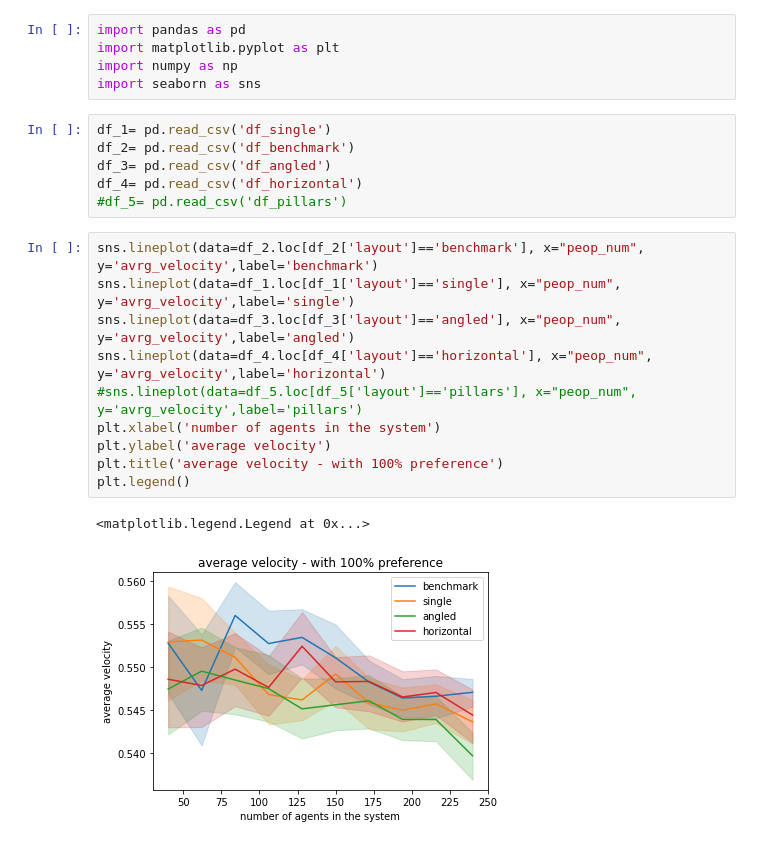
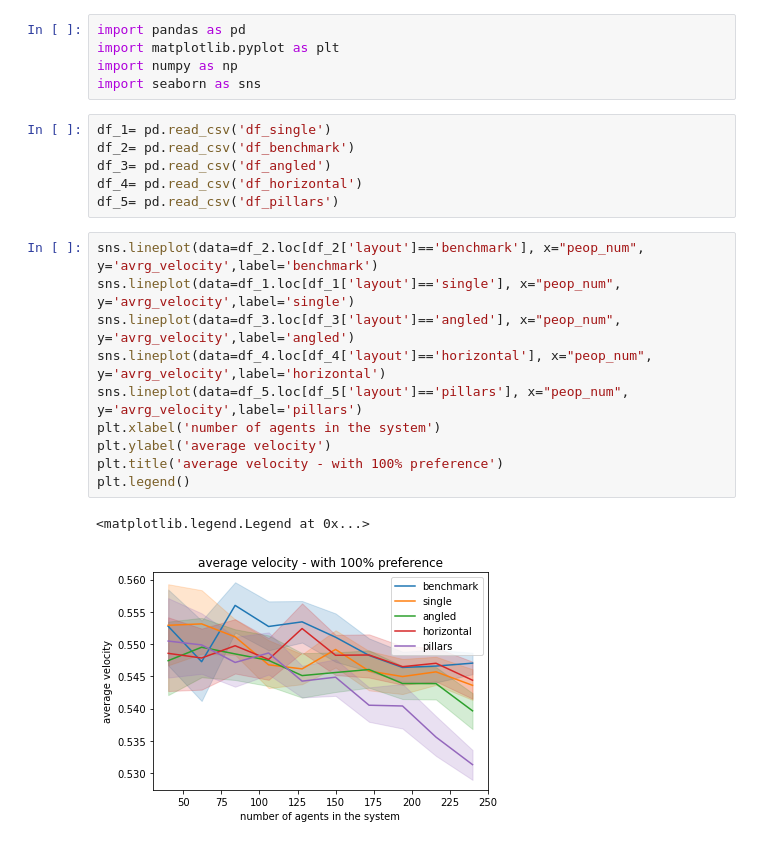
Before and after one commit to caterinaburanelli/CSS_socialforce, a Jupyter notebook: data_100/100% one side spawn.ipynb, the cells around one changed output. Drawn from its saved outputs; the diff is of its cells as text.

```diff
--- a/data_100/100% one side spawn.ipynb
+++ b/data_100/100% one side spawn.ipynb
@@ -8,20 +8,20 @@ df_1= pd.read_csv('df_single')
 df_2= pd.read_csv('df_benchmark')
 df_3= pd.read_csv('df_angled')
 df_4= pd.read_csv('df_horizontal')
-#df_5= pd.read_csv('df_pillars')
+df_5= pd.read_csv('df_pillars')
 # %%
 sns.lineplot(data=df_2.loc[df_2['layout']=='benchmark'], x="peop_num", y='avrg_velocity',label='benchmark')
 sns.lineplot(data=df_1.loc[df_1['layout']=='single'], x="peop_num", y='avrg_velocity',label='single')
 sns.lineplot(data=df_3.loc[df_3['layout']=='angled'], x="peop_num", y='avrg_velocity',label='angled')
 sns.lineplot(data=df_4.loc[df_4['layout']=='horizontal'], x="peop_num", y='avrg_velocity',label='horizontal')
-#sns.lineplot(data=df_5.loc[df_5['layout']=='pillars'], x="peop_num", y='avrg_velocity',label='pillars')
+sns.lineplot(data=df_5.loc[df_5['layout']=='pillars'], x="peop_num", y='avrg_velocity',label='pillars')
 plt.xlabel('number of agents in the system')
 plt.ylabel('average velocity')
 plt.title('average velocity - with 100% preference')
 plt.legend()
 # %% [output]
 <matplotlib.legend.Legend at 0x...>
-[figure, old version]
+[figure, new version]
 # %%
 sns.lineplot(data=df_2.loc[df_2['layout']=='benchmark'], x="peop_num", y='avrg_time',label='benchmark')
 sns.lineplot(data=df_1.loc[df_1['layout']=='single'], x="peop_num", y='avrg_time',label='single')
```
Also changed, not shown: parts of 1 cell of this notebook, 3 other files.
